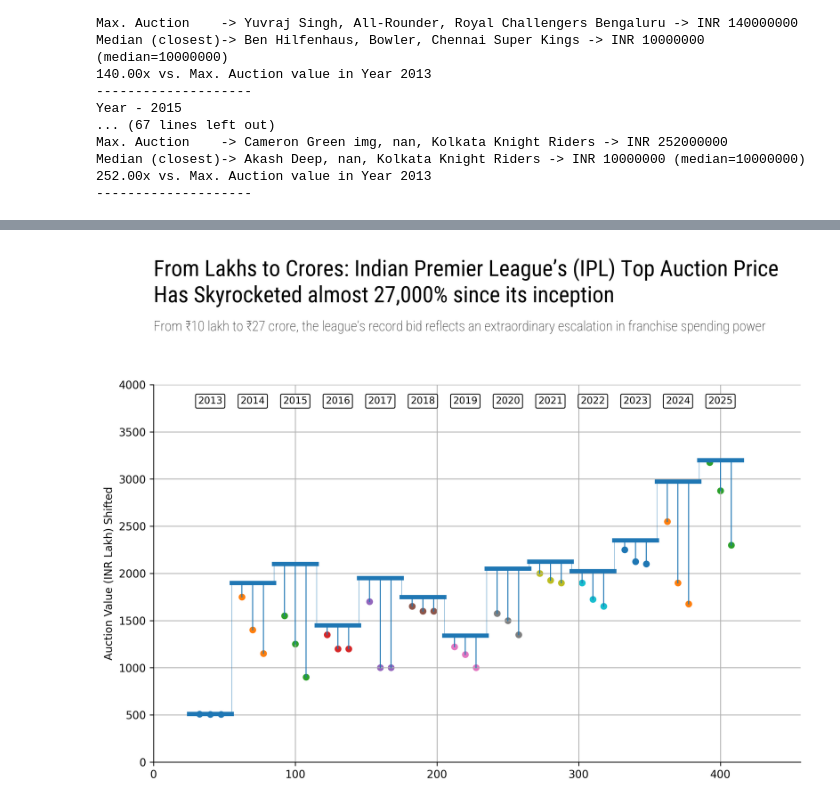
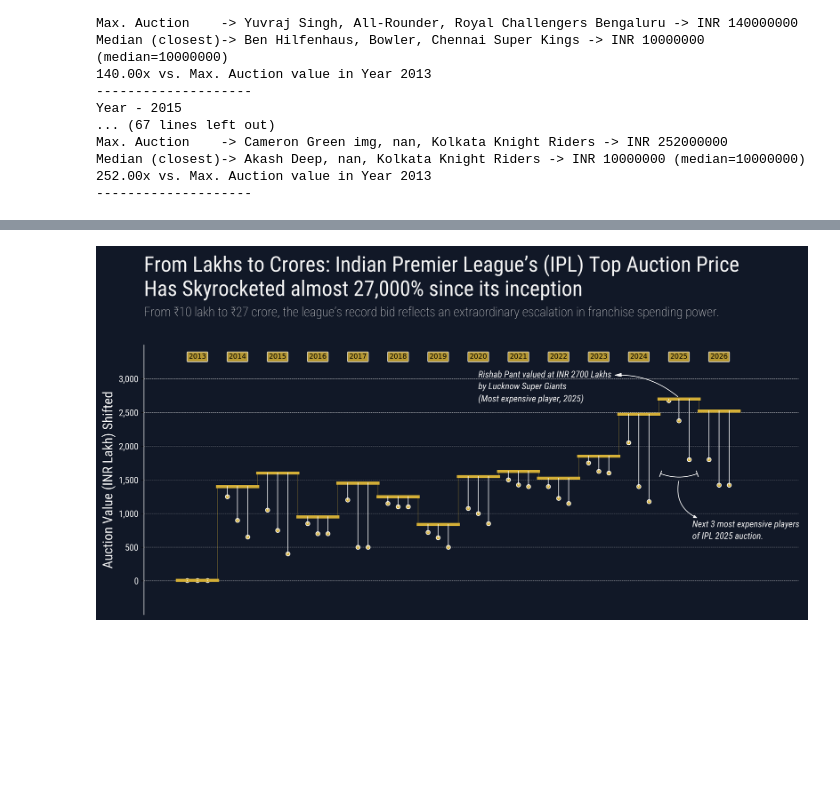
Before and after one commit to debatreyo/IPL-Auctions, a Jupyter notebook: notebooks/viz.ipynb, the cells around one changed output, grey strips where cells are left out. Cells and saved outputs as stored; diff of their text form; code cells hidden in the pictures; blank space fills up the shorter version.

```diff
--- a/notebooks/viz.ipynb
+++ b/notebooks/viz.ipynb
@@ -84,7 +84,7 @@ Median (closest)-> Akash Deep, nan, Kolkata Knight Riders -> INR 10000000 (media
 --------------------
 # %%
 year_start = 2013
-year_end = 2025
+year_end = 2026
 
 df2 = df[(df["Year"]>=year_start) & (df["Year"]<=year_end)]
 # %%
@@ -126,7 +127,10 @@ rb_thin = load_google_font("Roboto Condensed", weight=100)
 # %%
 # Colors
 colors = {
-
+    "Deep Navy":"#0B132B",
+    "Off-White":"#F5F5F5",
+    "Gold":"#D4AF37",
+    "Deep Navy Rich":"#111827"
 }
 # %%
 line_thickness = 4
@@ -164,19 +168,22 @@ def even_slot_midpoints(x_start: float, x_end: float, n_points: int, pad_frac: f
 # ---------------------------
 dpi = 300
 
-fig, ax = plt.subplots(figsize=(12, 7), dpi=dpi)
+fig, ax = plt.subplots(figsize=(17, 7), dpi=dpi)
 
 fig.subplots_adjust(left=0.15, right=0.85, top=0.75, bottom=0.05)
 
+fig.set_facecolor(colors["Deep Navy Rich"])
+ax.set_facecolor(colors["Deep Navy Rich"])
+
 title = "From Lakhs to Crores: Indian Premier League’s (IPL) Top Auction Price\nHas Skyrocketed almost 27,000% since its inception"
-subtitle = "From ₹10 lakh to ₹27 crore, the league’s record bid reflects an extraordinary escalation in franchise spending power"
+subtitle = "From ₹10 lakh to ₹27 crore, the league’s record bid reflects an extraordinary escalation in franchise spending power."
 
 # Title & Subtitle
 fig_text(s=title, x=0.15, y=0.985, ha="left",
-         size=21, font=rb_b, color="black")
+         size=28, font=rb_b, color=colors["Off-White"])
 
-fig_text(s=subtitle, x=0.15, y=.87, ha="left",
-         size=13, font=rb_thin, color="black")
+fig_text(s=subtitle, x=0.15, y=.85, ha="left",
+         size=17, font=rb_thin, color=colors["Off-White"])
 
 # fig_text(s="Data: USFDA Food Database", x=0.15, y=.01, ha="left",
 #          size=11, font=rb_thin, color=color_hex["charcoal"])
@@ -201,11 +208,11 @@ for _, r in df_group.sort_values("Year").iterrows():
     x_end = x_end_base + x_offset
 
     # thick horizontal max line
-    ax.add_line(Line2D([x_start, x_end], [y_base, y_base], linewidth=line_thickness))
+    ax.add_line(Line2D([x_start, x_end], [y_base, y_base], linewidth=line_thickness, color=colors["Gold"]))
 
     # thin connector (start-to-start)
     if prev_start_x is not None:
-        ax.add_line(Line2D([x_start, x_start], [prev_y, y_base], linewidth=vertical_connector_thickness))
+        ax.add_line(Line2D([x_start, x_start], [prev_y, y_base], linewidth=vertical_connector_thickness, color=colors["Gold"]))
 
     # year label (vertical, all at same y)
     y_max = max(df_group["max_val"].max(), df2["Value Lakh"].max()) + y_offset
@@ -213,10 +220,11 @@ for _, r in df_group.sort_values("Year").iterrows():
     ax.text((x_start + x_end) / 2, y_label, str(year),
         ha="center", va="bottom", rotation=0, fontsize=9,
         bbox=dict(
-        boxstyle="round,pad=0.25,rounding_size=0.15",  # rounded rectangle
-        facecolor="white",
-        edgecolor="black",
-        linewidth=0.8
+        boxstyle="round, pad=0.25, rounding_size=0.15",  # rounded rectangle
+        facecolor=colors["Gold"],
+        edgecolor=colors["Off-White"],
+        linewidth=0.8,
+        alpha=0.85
     ))
 
     # ---------------------------
@@ -231,37 +239,88 @@ for _, r in df_group.sort_values("Year").iterrows():
         max_val = sorted_desc[0]
         after_max = sorted_desc[sorted_desc < max_val]
 
         # take next top N
         top_vals = after_max[:n_top]
 
         # equispaced positions across this thick line
         x_pts = even_slot_midpoints(x_start, x_end, top_vals.size, pad_frac=pad_frac)
         y_tips = top_vals + y_offset
 
         # stems + heads
         for xi, yi in zip(x_pts, y_tips):
-            ax.add_line(Line2D([xi, xi], [y_base, yi], linewidth=stem_thickness))
-        ax.scatter(x_pts, y_tips, s=dot_size)
+            ax.add_line(Line2D([xi, xi], [y_base, yi], linewidth=stem_thickness, color=colors["Off-White"]))
+        ax.scatter(x_pts, y_tips, s=dot_size, c=colors["Gold"], edgecolors=colors["Off-White"])
 
     # ---------------------------
     prev_start_x = x_start
     prev_y = y_base
 
     # advance cursor in base space (fixed length + gap)
     x_cursor = x_end_base + gap
 
 # axis limits
 y_max = max(df_group["max_val"].max(), df2["Value Lakh"].max()) + y_offset
 ax.set_xlim(0, (x_offset + x_cursor) * 1.1)
 ax.set_ylim(0, y_max * 1.25)
 
 # ax.set_xlabel("Year segments (fixed length, shifted)")
-ax.set_ylabel("Auction Value (INR Lakh) Shifted")
-ax.spines[["top", "right"]].set_visible(False)
+axis_label_style = dict(font=rb_b, color=colors["Off-White"], size=18)
+ax.set_ylabel("Auction Value (INR Lakh) Shifted", **axis_label_style)
+ax.tick_params(axis="both", labelcolor=colors["Off-White"])
+ax.spines[["top", "right", "bottom"]].set_visible(False)
+ax.spines["left"].set_color(colors["Off-White"])
+ax.set_xticks([])              # removes tick marks
+ax.set_xticklabels([])         # removes tick labels (extra safe)
 
-ax.grid()
+ax.grid(axis="y", linestyle="--", linewidth=0.5, alpha=0.7, color=colors["Off-White"])
 
-file_save_name = os.path.join("..", "viz", "test.jpeg")
+# 2025 highest auction value
+s_2025 = "Rishab Pant valued at INR 2700 Lakhs\nby Lucknow Super Giants\n(Most expensive player, 2025)"
+x_2025 = 250
+y_2025 = 3620
+ax_text(
+    x=x_2025, y=y_2025, s=s_2025,
+    font=rb_it, size=12, ha="left",
+    color=colors["Off-White"]
+)
+ax_arrow(tail_position=[400, 3220], head_position=[350, 3550],
+         radius=0.2, color=colors["Off-White"], head_width=2)
+
+# Arrows below 2025 line to annotate next 3 most expensive players
+ax_arrow(
+    tail_position=[385, 2100], head_position=[415, 2100],
+    head_length=0, color=colors["Off-White"], radius=0.2,
+    double_headed=True
+)
+ax_arrow(
+    tail_position=[400, 2000], head_position=[415, 1420],
+    head_length=4, head_width=1.5, color=colors["Off-White"], radius=0.4,
+    double_headed=False
+)
+ax_text(x=410, y=1400, s="Next 3 most expensive players\nof IPL 2025 auction.",
+        font=rb_it, size=12, color=colors["Off-White"])
+
+
+# raw (non-offset) y-range you want to show on axis labels
+raw_y_min = 0
+raw_y_max = max(df_group["max_val"].max(), df2["Value Lakh"].max())
+
+tick_step = 500  # pick what looks good (e.g., 100, 200, 500...)
+
+# 1) raw tick values (NOT offset) -> these become the labels
+y_ticks_raw = np.arange(raw_y_min, raw_y_max + tick_step, tick_step)
+
+# 2) actual positions on the plot (WITH offset) -> these become the tick locations
+y_ticks = y_ticks_raw + y_offset
+
+# 3) string labels from raw values (no offset)
+y_tick_labels = [f"{v:,.0f}" for v in y_ticks_raw]  # or add ₹ / "L" etc.
+
+# apply
+ax.set_yticks(y_ticks)
+ax.set_yticklabels(y_tick_labels, fontdict=dict(font=rb_b, size=12))
+
+file_save_name = os.path.join("..", "viz", "test3.jpeg")
 plt.savefig(file_save_name, bbox_inches="tight", dpi=dpi, pad_inches=1)
 # %% [output]
-[figure, old version]
+[figure, new version]
```
Also changed, not shown: parts of 1 cell of this notebook, 3 other files.
